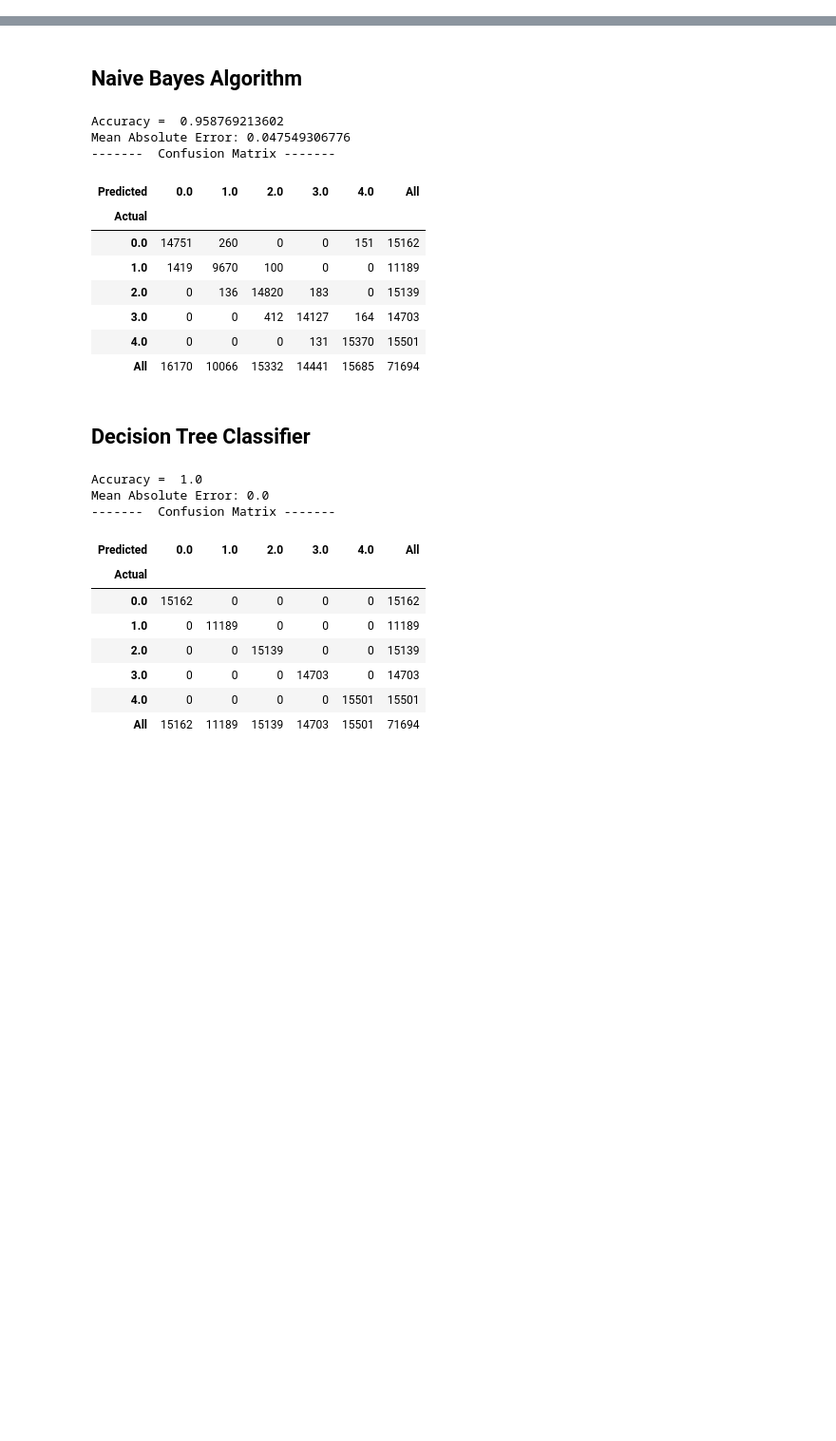
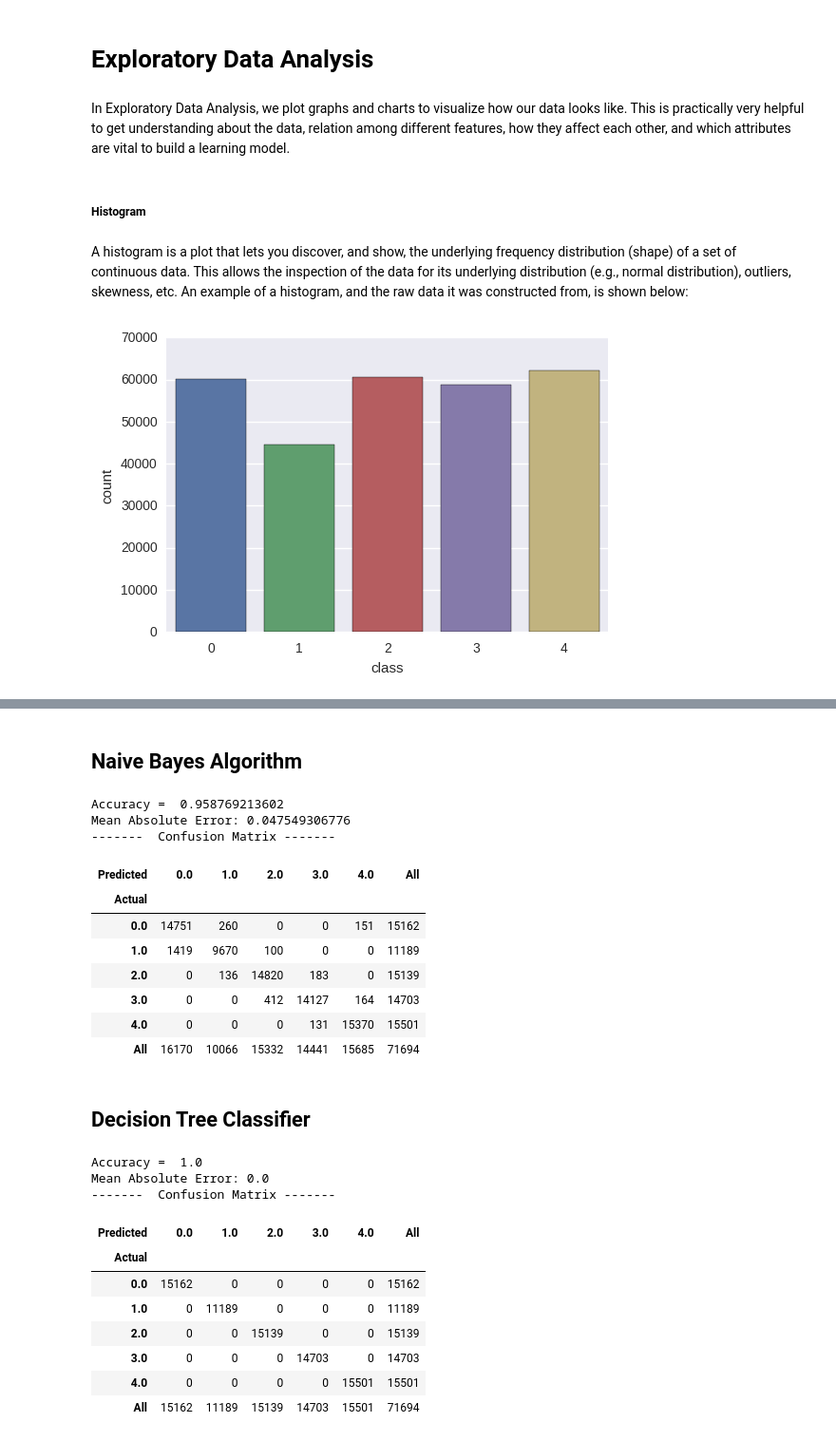
Before and after one commit to alishan2040/ml_project, a Jupyter notebook: Machine_learning_Algos.ipynb, the cells around one changed output, grey strips where cells are left out. Shown at 95% size. Cells and saved outputs as stored; diff of their text form; code cells hidden in the pictures; blank space fills up the shorter version.

```diff
--- a/Machine_learning_Algos.ipynb
+++ b/Machine_learning_Algos.ipynb
@@ -59,0 +88,10 @@ plt.scatter(data_array[:,0], data_array[:,3], c=colors )
+# %%
+# Loading dataset
+
+#Column names for our dataset
+column_names = ['term_id','doc_id', 'counts', 'class']
+
+#Reading Dataset into Pandas Dataframe
+classification_data = pd.read_csv( "./dataset/mtx.mtx", sep="\s+", names=column_names)
+classes_data  = pd.read_csv( "./dataset/classes.txt",sep="\s+", names=['doc_id', 'class_id'] )
+#docs_data     = pd.read_csv("./dataset/docs.txt", sep="\s+", names = ['description'])
@@ -59,0 +100,20 @@ plt.scatter(data_array[:,0], data_array[:,3], c=colors )
+# %%
+#Loading Pandas DataFrames into numpy arrays becuase we need to get class-id from 'classes_data' dataframe on comparing
+# 'doc_id' column in both first dataframes
+
+data_array = np.asarray(classification_data[classification_data.columns])
+classes_array = np.asarray(classes_data[classes_data.columns])
+#docs_array = np.asarray(docs_data[docs_data.columns])
+
+#Checking for nan entries
+indx = np.isnan(data_array)
+
+#replacing nan entries with 0
+data_array[indx] = 0
+
+for i in range(classes_array.shape[0]):
+    indz = data_array[:,1]==classes_array[i,0]
+    data_array[indz, 3] = classes_array[i,1]
+
+#lets see our data numpy array
+print data_array
@@ -59,0 +130,3 @@ plt.scatter(data_array[:,0], data_array[:,3], c=colors )
+# %%
+classification_data['class'] = data_array[:,3]
+classification_data.head(5) # Display the 5 first rows of the dataframe
@@ -59,0 +149,15 @@ plt.scatter(data_array[:,0], data_array[:,3], c=colors )
+# %% [markdown]
+# Exploratory Data Analysis
+# %% [markdown]
+In Exploratory Data Analysis, we plot graphs and charts to visualize how our data looks like. This is practically very helpful to get understanding about the data, relation among different features, how they affect each other, and which attributes are vital to build a learning model.
+# %% [markdown]
+##### Histogram
+# %% [markdown]
+A histogram is a plot that lets you discover, and show, the underlying frequency distribution (shape) of a set of continuous data. This allows the inspection of the data for its underlying distribution (e.g., normal distribution), outliers, skewness, etc. An example of a histogram, and the raw data it was constructed from, is shown below:
+# %%
+ax = sns.countplot(x='class', data=classification_data)
+ax.set_xticklabels(['0', '1','2','3','4'])
+ax.set_xlabel('class')
+plt.show()
+# %% [output]
+[figure, added]
```
Also changed, not shown: parts of 44 cells of this notebook.
